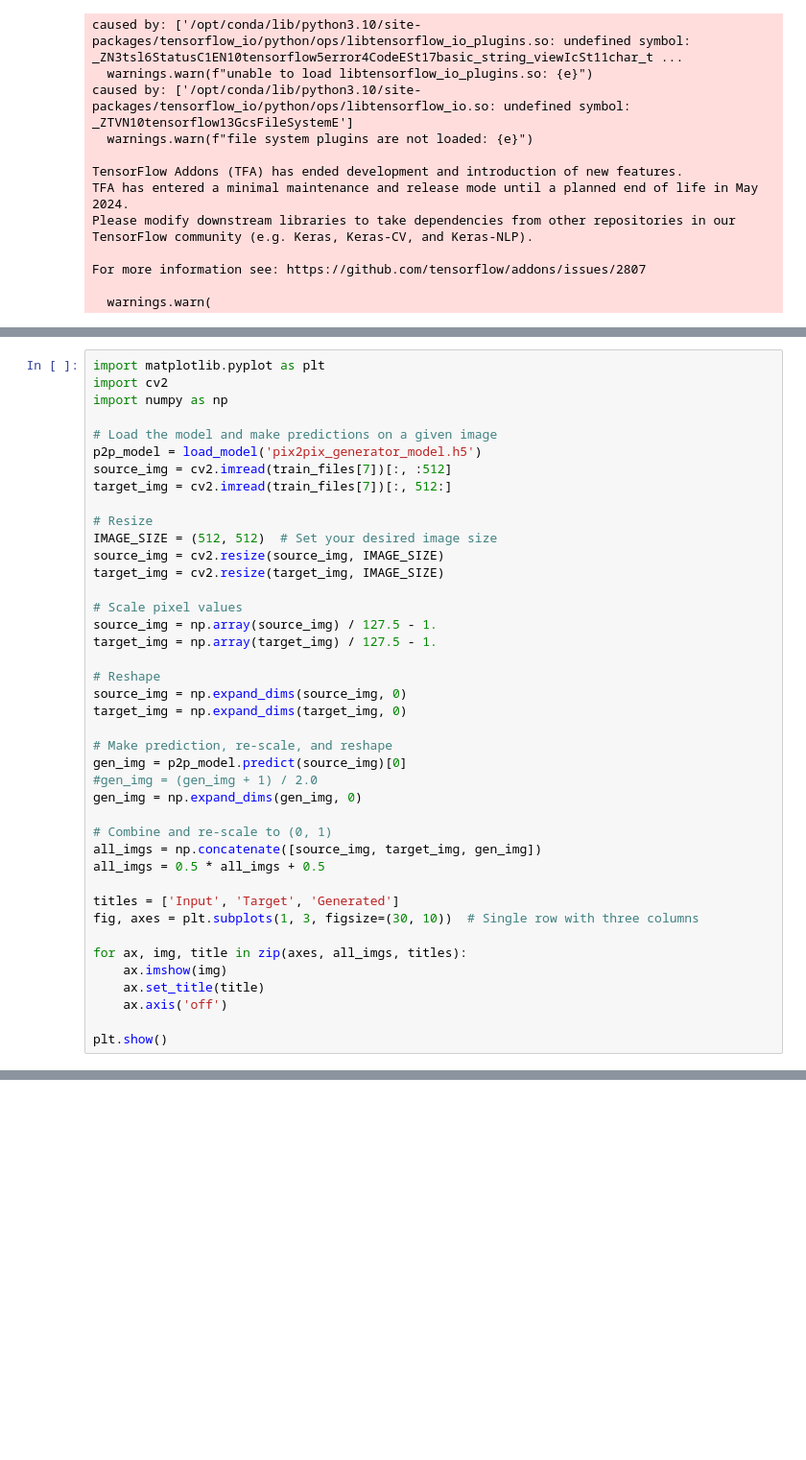
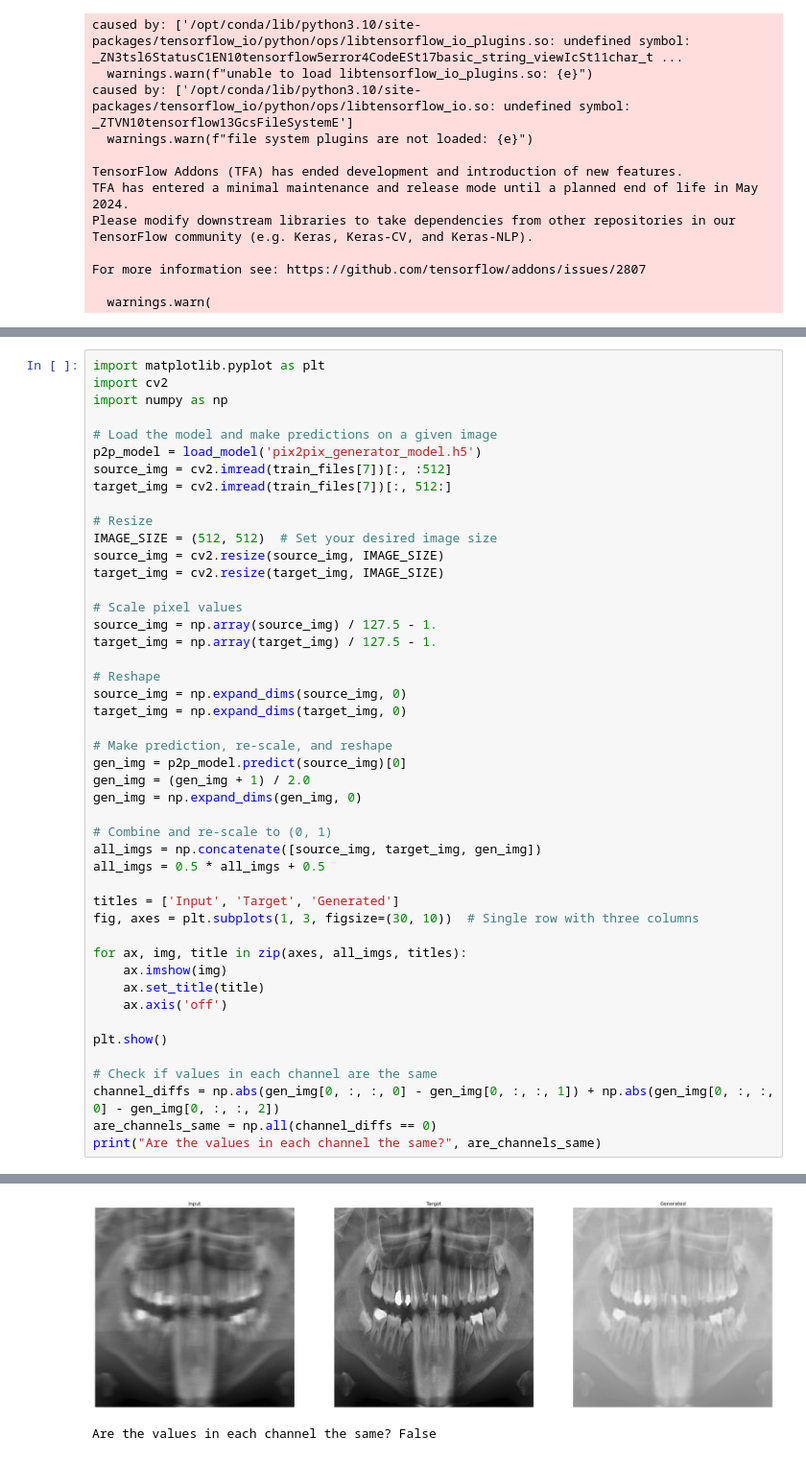
Before and after one commit to mmasdar/end-to-end-dental-disease, a Jupyter notebook: train-dental-x-ray-motion-blurr-correction.ipynb, the cells around one changed output, grey strips where cells are left out. Shown at 96% size. Saved outputs shown, nothing was run; the diff lists cells and outputs as text; blank space fills up the shorter version.

```diff
--- a/train-dental-x-ray-motion-blurr-correction.ipynb
+++ b/train-dental-x-ray-motion-blurr-correction.ipynb
@@ -690,7 +643,7 @@ target_img = np.expand_dims(target_img, 0)
 
 # Make prediction, re-scale, and reshape
 gen_img = p2p_model.predict(source_img)[0]
-#gen_img = (gen_img + 1) / 2.0
+gen_img = (gen_img + 1) / 2.0
 gen_img = np.expand_dims(gen_img, 0)
 
 # Combine and re-scale to (0, 1)
@@ -706,4 +659,9 @@ for ax, img, title in zip(axes, all_imgs, titles):
     ax.axis('off')
 
 plt.show()
+
+# Check if values in each channel are the same
+channel_diffs = np.abs(gen_img[0, :, :, 0] - gen_img[0, :, :, 1]) + np.abs(gen_img[0, :, :, 0] - gen_img[0, :, :, 2])
+are_channels_same = np.all(channel_diffs == 0)
+print("Are the values in each channel the same?", are_channels_same)
 # %% [output]
@@ -711,3 +670,5 @@ NameError: name 'load_model' is not defined
+[figure, added]
+Are the values in each channel the same? False
 # %%
 class EvalGAN:
     def __init__(self, real_images, fake_images):
```
Also changed, not shown: parts of 14 cells of this notebook.
